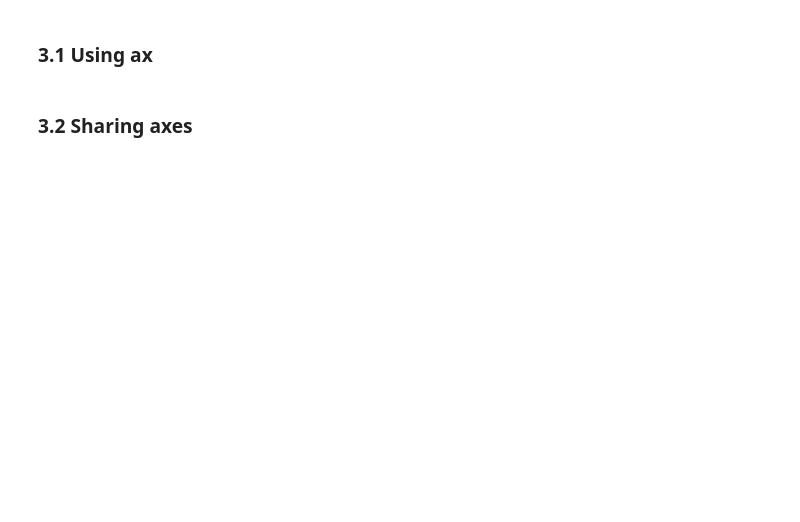
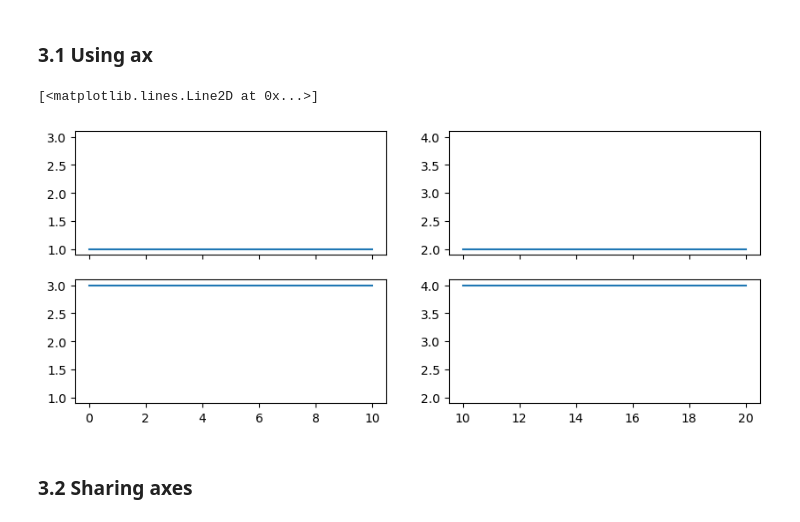
Before and after one commit to SPS-SP2273/learning-portfolio-yfongsin, a Jupyter notebook: plotting/plotting_(good).ipynb, the cells around one changed output. Cells and saved outputs as stored; diff of their text form; code cells hidden in the pictures; blank space fills up the shorter version.

```diff
--- a/plotting/plotting_(good).ipynb
+++ b/plotting/plotting_(good).ipynb
@@ -194,5 +194,23 @@ plt.show()
 # %% [markdown]
 ### 3.1 Using ax
 # %%
+#Need to understand how to access ax
+#there must be four axes but how is ax structured
+fig, ax = plt.subplots(nrows=2, ncols=2,
+                       figsize=(10, 4),
+                       sharex='col', sharey='col')
 
-# Your code here
+# x data for plotting
+x1 = np.linspace(0, 10, 100)
+x2 = np.linspace(10, 20, 100)
+
+ax.shape #(2,2) it is a 2x2 array
+
+#I can access each of the axes as follows:
+ax[0, 0].plot(x1, np.ones_like(x1))
+ax[0, 1].plot(x2, 2*np.ones_like(x2))
+ax[1, 0].plot(x1, 3*np.ones_like(x1))
+ax[1, 1].plot(x2, 4**np.ones_like(x2))
+# %% [output]
+[<matplotlib.lines.Line2D at 0x...>]
+[figure, added]
```
Also changed, not shown: parts of 29 cells of this notebook, 5 other files.
